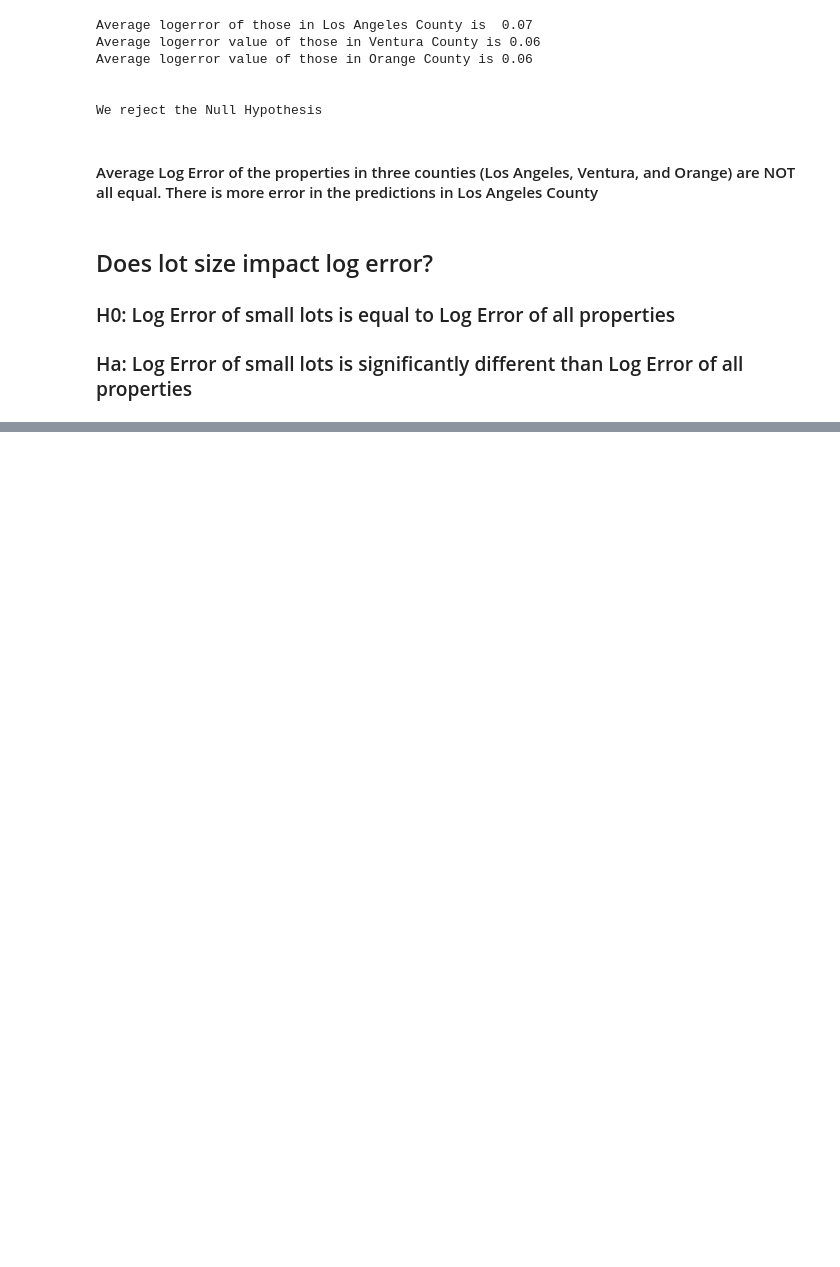
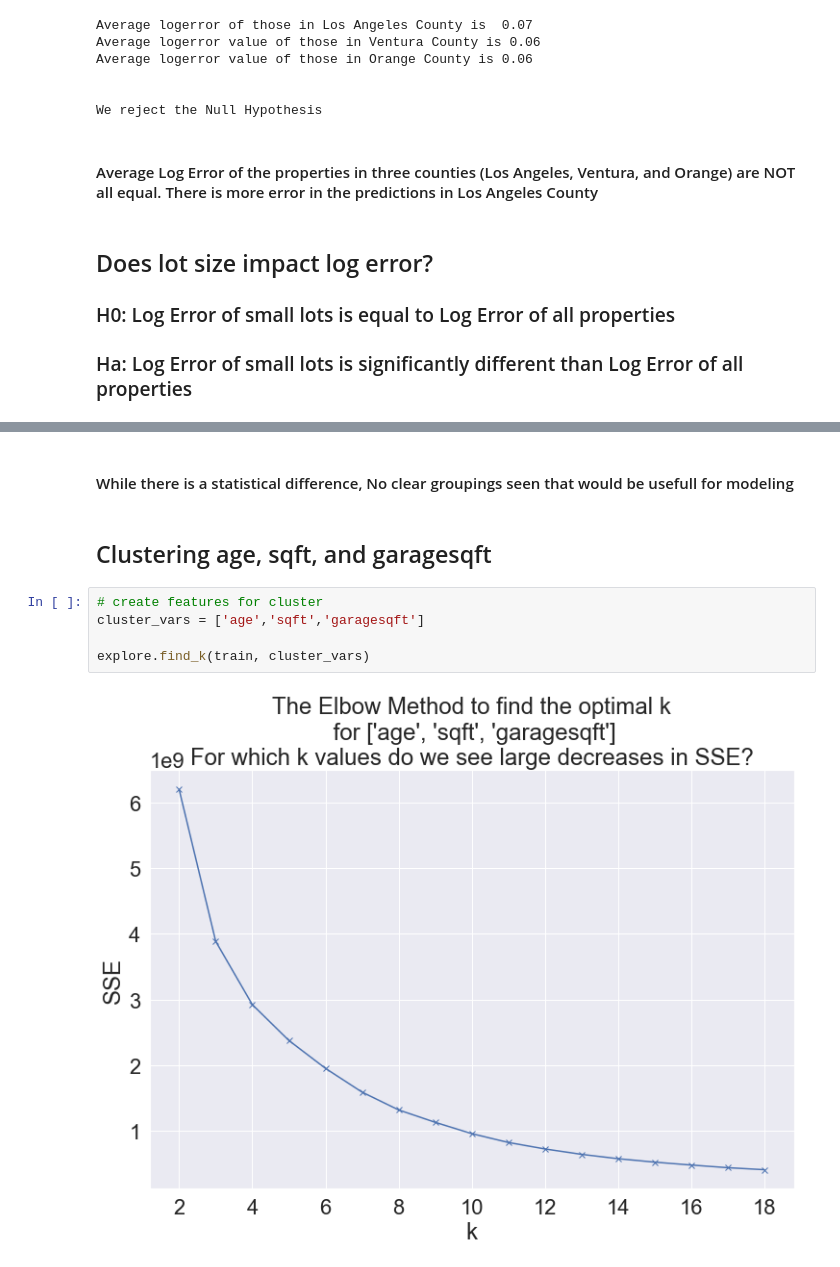
Before and after one commit to Codeup-Joe-Dan/zillow_clustering, a Jupyter notebook: final_notebook.ipynb, the cells around one changed output, grey strips where cells are left out. Cells and saved outputs as stored; diff of their text form; blank space fills up the shorter version.

```diff
--- a/final_notebook.ipynb
+++ b/final_notebook.ipynb
@@ -141,0 +187,11 @@ We reject the Null Hypothesis
+# %% [markdown]
+#### While there is a statistical difference, No clear groupings seen that would be usefull for modeling
+# %% [markdown]
+## Clustering age, sqft, and garagesqft
+# %%
+# create features for cluster
+cluster_vars = ['age','sqft','garagesqft']
+
+explore.find_k(train, cluster_vars)
+# %% [output]
+[figure, added]
```
Also changed, not shown: parts of 22 cells of this notebook, 3 other files.
